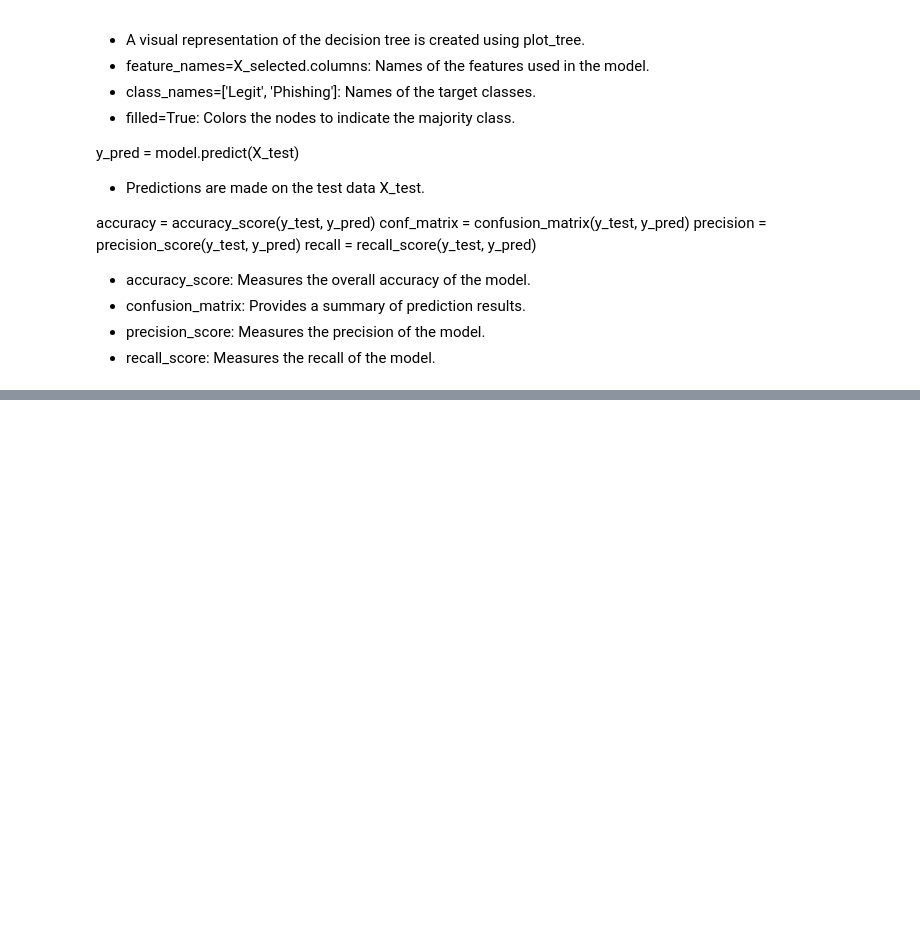
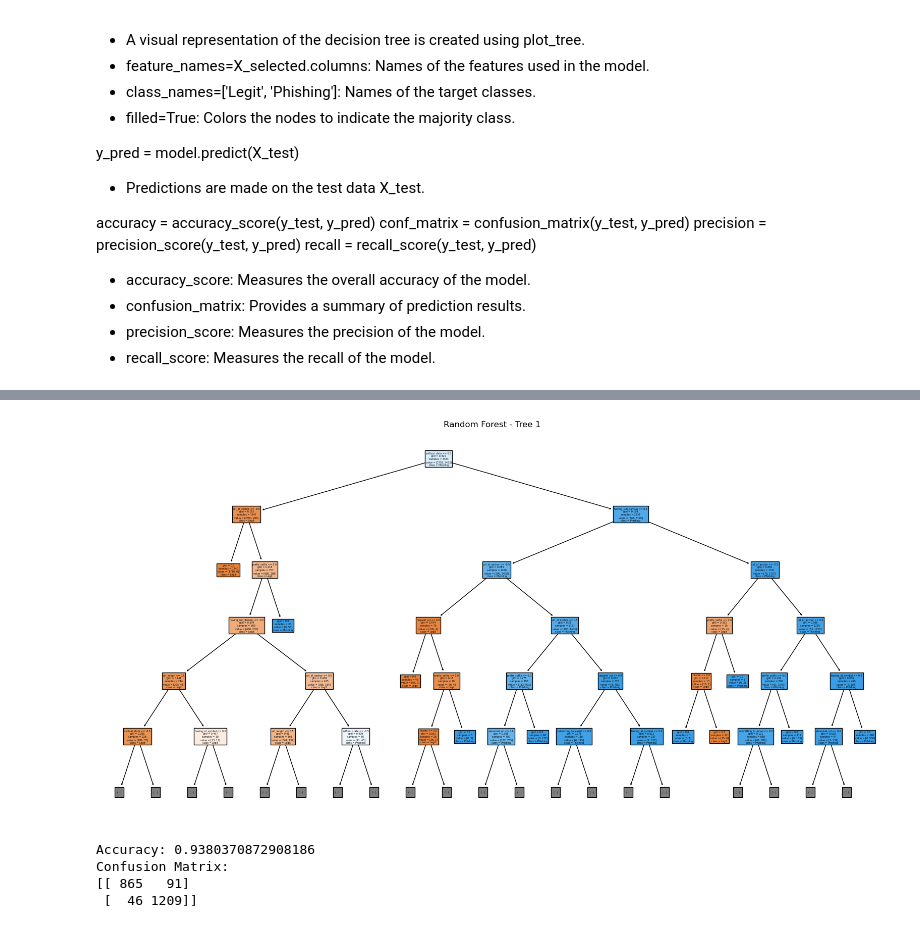
Before and after one commit to Islake/KoneOppiminen, a Jupyter notebook: tasks/Decision_trees_and_random_forests.ipynb, the cells around one changed output, grey strips where cells are left out. Drawn from its saved outputs; the diff is of its cells as text; code cells hidden in the pictures; blank space fills up the shorter version.

```diff
--- a/tasks/Decision_trees_and_random_forests.ipynb
+++ b/tasks/Decision_trees_and_random_forests.ipynb
@@ -220,3 +226,29 @@ Petran random metsät
+# %%
+from sklearn.ensemble import RandomForestClassifier
+
+model = RandomForestClassifier(random_state = 42, n_estimators = 100, max_features=0.8, max_samples=0.7, max_depth=10)
+model.fit(X_train, y_train.values.ravel())
+
+plt.figure(figsize=(20, 10))
+
+plot_tree(model.estimators_[0], filled=True, feature_names=feature_names,
+          class_names=['Legit', 'Phishing'], max_depth=5)
+
+plt.title('Random Forest - Tree 1')
+plt.show()
+
+y_pred = model.predict(X_test)
+accuracy = accuracy_score(y_test, y_pred)
+conf_matrix = confusion_matrix(y_test, y_pred)
+
+print(f'Accuracy: {accuracy}')
+print(f'Confusion Matrix:\n{conf_matrix}')
+# %% [output]
+[figure, added]
+Accuracy: 0.9380370872908186
+Confusion Matrix:
+[[ 865   91]
+ [  46 1209]]
 # %%
 # Phase 5: Evaluation
 # Evaluate the model. How well does the model perform? Does it meet the business requirements?
```
Also changed, not shown: parts of 4 cells of this notebook.
